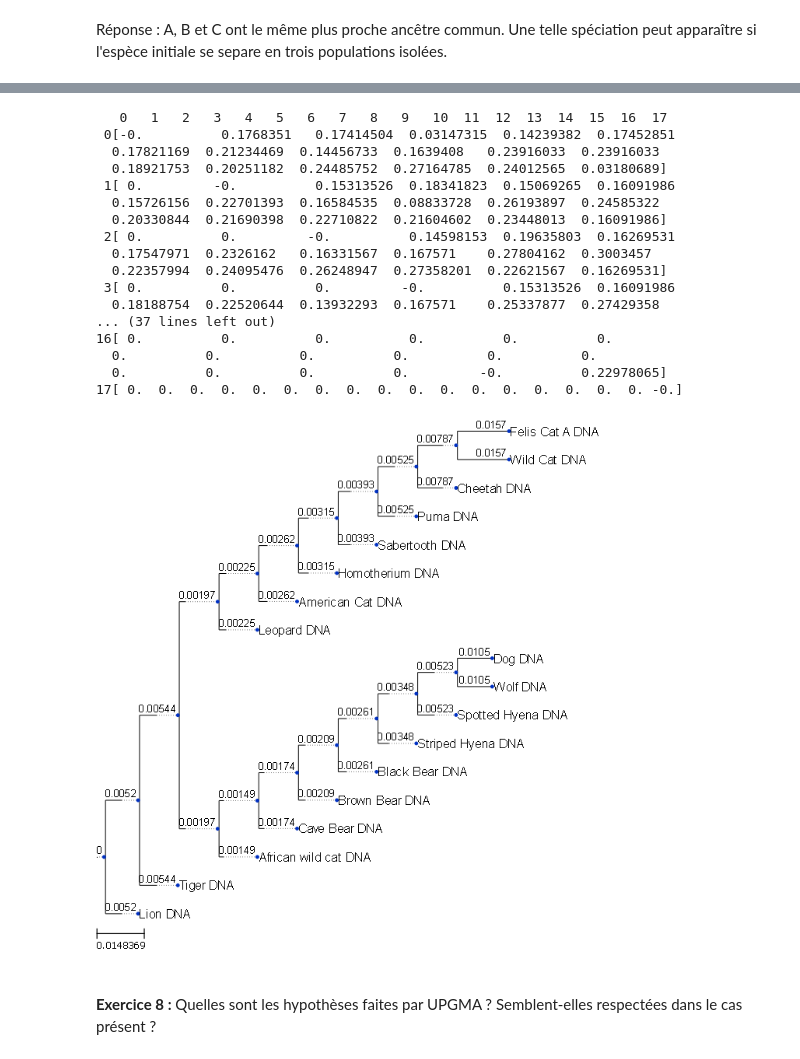
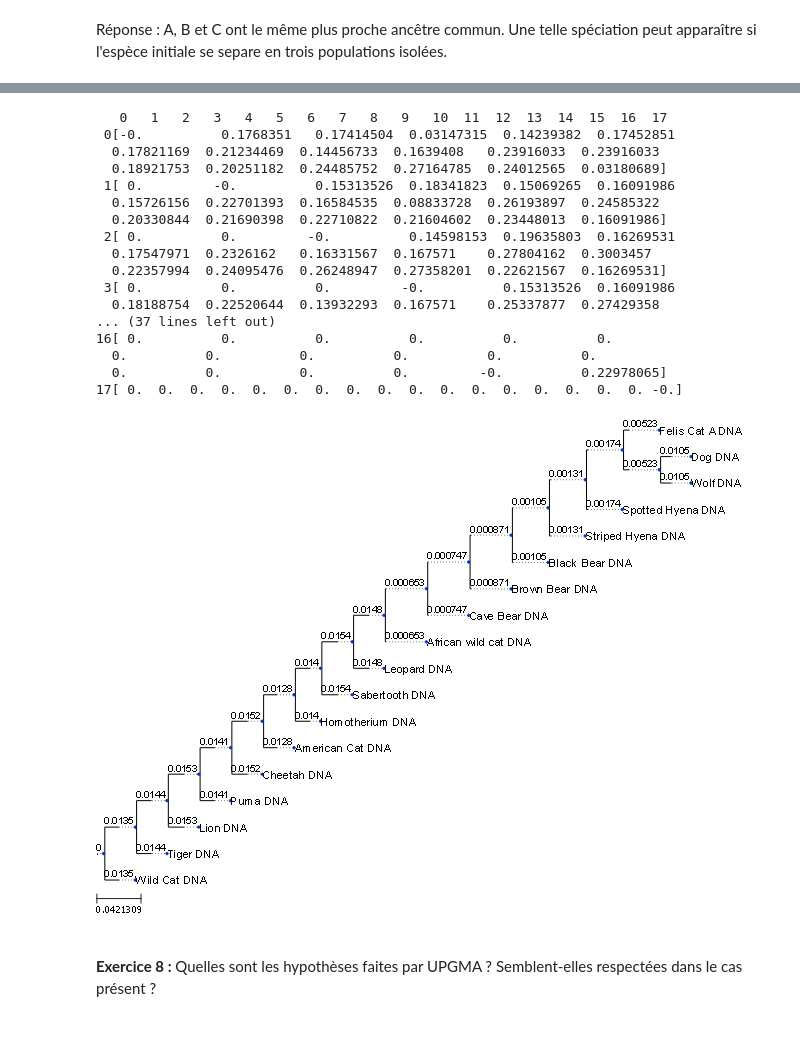
Before and after one commit to Pythalex/ProjetBioInfoPython, a Jupyter notebook: projet_phylogenie.ipynb, the cells around one changed output, grey strips where cells are left out. Drawn from its saved outputs; the diff is of its cells as text; code cells hidden in the pictures; blank space fills up the shorter version.

```diff
--- a/projet_phylogenie.ipynb
+++ b/projet_phylogenie.ipynb
@@ -515,27 +515,45 @@ def plus_proche_dans_matrice(matrice):
                 minj = j
     return mini, minj, min
 
+def plus_proche_dans_matrice(matrice):
+    min = matrice[0][1]
+
+    mini, minj = 0, 1
+    for i in range(0, np.size(matrice[:,0])):
+        for j in range(i+1, np.size(matrice[0])):
+            if min > matrice[i, j]:
+                min = matrice[i, j]
+                mini = i
+                minj = j
+    return mini, minj, min
+
+def get_Dab(matrice, a, b):
+    if b < a:
+        c = a
+        a = b
+        b = c
+    return matrice[a, b]
+
 def update_matrice(ancienne_matrice, arbre, plus_proches):
-    # n = np.size(ancienne_matrice[0]) - 1
-    matrice = np.copy(ancienne_matrice)
 
     # on retire les lignes et colonnes en trop
-    matrice = np.delete(matrice, plus_proches[1], 0)
-    matrice = np.delete(matrice, plus_proches[1], 1)
+    n = np.size(ancienne_matrice[0])
+    matrice = np.ndarray((n - 1, n - 1), dtype=np.float64)
+    matrice.fill(0)
 
     # on met à jour les valeurs des lignes et colonnes fusionnées
     i = plus_proches[0]
     j = plus_proches[1]
     ni = arbre[i].uto()
     nj = arbre[j].uto()
-    for k in range(i+1, np.size(matrice[:, 0])):
-        dik = (ancienne_matrice[i, k] if k < j else ancienne_matrice[k, j + 1])
-        djk = (ancienne_matrice[k, j] if k < j else ancienne_matrice[k, j + 1])
-        matrice[i, k] = (dik * ni + djk * nj) / float(ni + nj)
-    for k in range(i+1, np.size(matrice[:, 0])):
-        dki = ancienne_matrice[i, k]
-        dkj = ancienne_matrice[j, k]
-        matrice[i, k] = (dki * ni + dkj * nj) / float(ni + nj)
+    ni = arbre[i].uto()
+    nj = arbre[j].uto()
+    nij = ni + nj
+    for l in range(np.size(matrice[:,0])):
+        for k in range(l+1, np.size(matrice[0])):
+            terme1 = (ni * get_Dab(ancienne_matrice, i, k) / nij)
+            terme2 = (nj * get_Dab(ancienne_matrice, j, k) / nij)
+            matrice[l, k] = terme1 + terme2
 
     return matrice
 
@@ -612,34 +630,34 @@ else:
     m = matrice_distance(dic)
     save_matrix(filename, m)
 
 print_matrix(m)
 n = (upgma(m, chiffre_vers_nom))
 
 from ete3 import Tree, TreeStyle
 
 t = Tree(n)
 ts = TreeStyle()
 ts.show_branch_length = True
 t.render('%%inline', w=183, units='mm', tree_style=ts)
 # %% [output]
    0   1   2   3   4   5   6   7   8   9   10  11  12  13  14  15  16  17
  0[-0.          0.1768351   0.17414504  0.03147315  0.14239382  0.17452851
   0.17821169  0.21234469  0.14456733  0.1639408   0.23916033  0.23916033
   0.18921753  0.20251182  0.24485752  0.27164785  0.24012565  0.03180689]
  1[ 0.         -0.          0.15313526  0.18341823  0.15069265  0.16091986
   0.15726156  0.22701393  0.16584535  0.08833728  0.26193897  0.24585322
   0.20330844  0.21690398  0.22710822  0.21604602  0.23448013  0.16091986]
  2[ 0.          0.         -0.          0.14598153  0.19635803  0.16269531
   0.17547971  0.2326162   0.16331567  0.167571    0.27804162  0.3003457
   0.22357994  0.24095476  0.26248947  0.27358201  0.22621567  0.16269531]
  3[ 0.          0.          0.         -0.          0.15313526  0.16091986
   0.18188754  0.22520644  0.13932293  0.167571    0.25337877  0.27429358
 ... (37 lines left out)
 16[ 0.          0.          0.          0.          0.          0.
   0.          0.          0.          0.          0.          0.
   0.          0.          0.          0.         -0.          0.22978065]
 17[ 0.  0.  0.  0.  0.  0.  0.  0.  0.  0.  0.  0.  0.  0.  0.  0.  0. -0.]
-[figure, old version]
+[figure, new version]
 # %% [markdown]
 **Exercice 8 :** Quelles sont les hypothèses faites par UPGMA ? Semblent-elles respectées dans le cas présent ?
 # %% [markdown]
```
Also changed, not shown: parts of 1 cell of this notebook, 1 other file.
